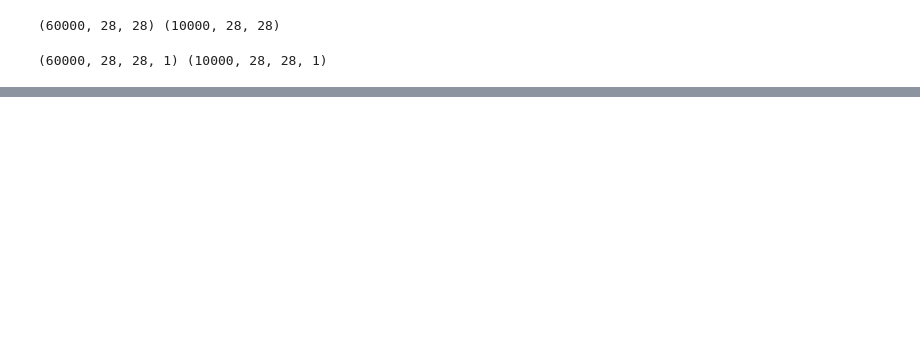
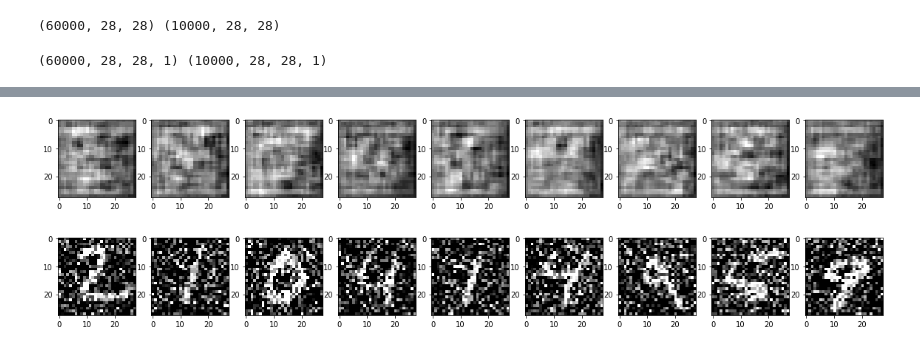
Before and after one commit to Jagannath7/ML-Revision, a Jupyter notebook: AutoEncoder/Noise_Removal.ipynb, the cells around one changed output, grey strips where cells are left out. Drawn from its saved outputs; the diff is of its cells as text; code cells hidden in the pictures; blank space fills up the shorter version.

Commit message:
noise remover built

```diff
--- a/AutoEncoder/Noise_Removal.ipynb
+++ b/AutoEncoder/Noise_Removal.ipynb
@@ -65,0 +66,10 @@ x = Conv2D(1,(3, 3), activation='s', padding='same')(x)
+# %%
+autoencoder = Model(input_img, decoded)
+# %%
+autoencoder.compile(optimizer='adadelta', loss='binary_crossentropy')
+# %%
+autoencoder.fit(X_train_noisy, X_train,
+               batch_size=128,
+               epochs=10,
+               shuffle=True,
+               validation_data=(X_test_noisy, X_test))
@@ -65,0 +96,22 @@ x = Conv2D(1,(3, 3), activation='s', padding='same')(x)
+# %%
+de_noised_images = autoencoder.predict(X_test_noisy[:10])
+# %%
+n = 9
+plt.figure(figsize=(20, 2))
+for i in range(1, n+1):
+    plt.subplot(1, n, i)
+    plt.imshow(de_noised_images[i].reshape(28, 28))
+    plt.gray()
+plt.show()
+# %% [output]
+[figure, added]
+# %%
+n =9
+plt.figure(figsize=(20, 2))
+for i in range(1, n+1):
+    plt.subplot(1, n, i)
+    plt.imshow(X_test_noisy[i].reshape(28, 28))
+    plt.gray()
+plt.show()
+# %% [output]
+[figure, added]
```
Also changed, not shown: parts of 3 cells of this notebook.
